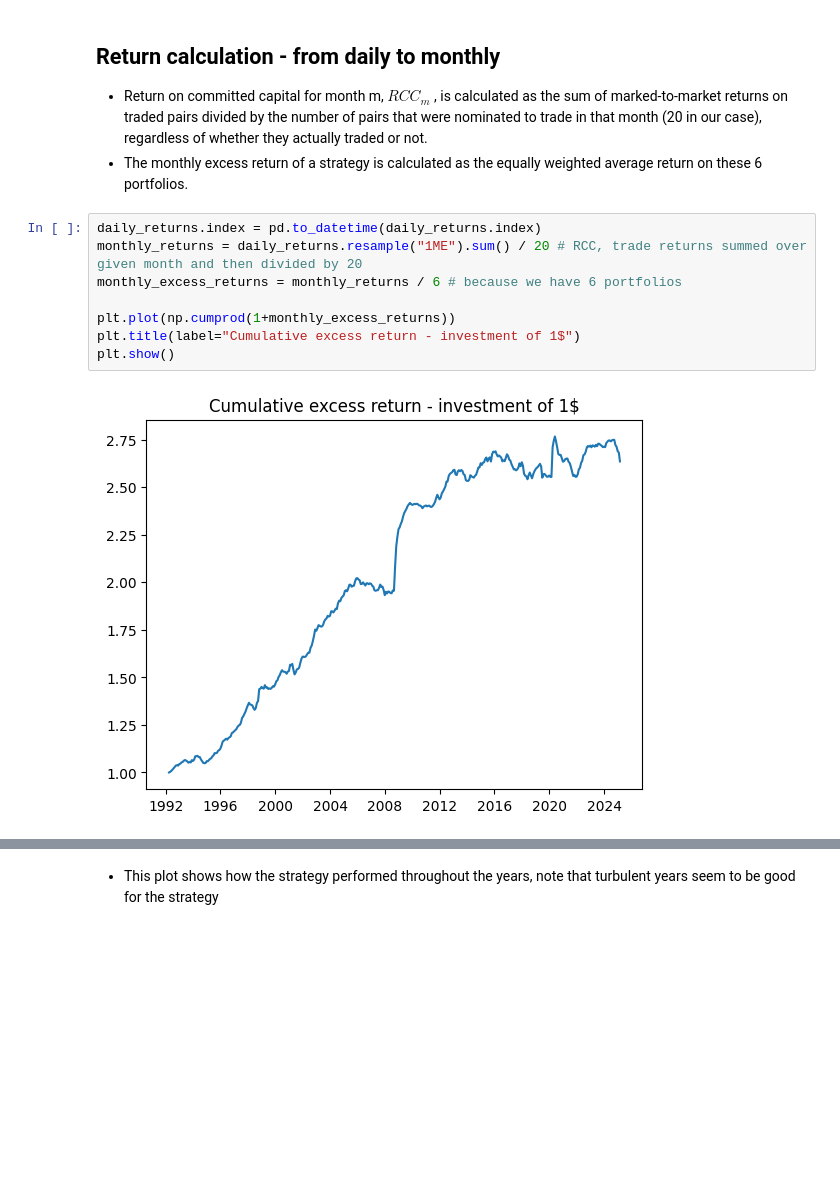
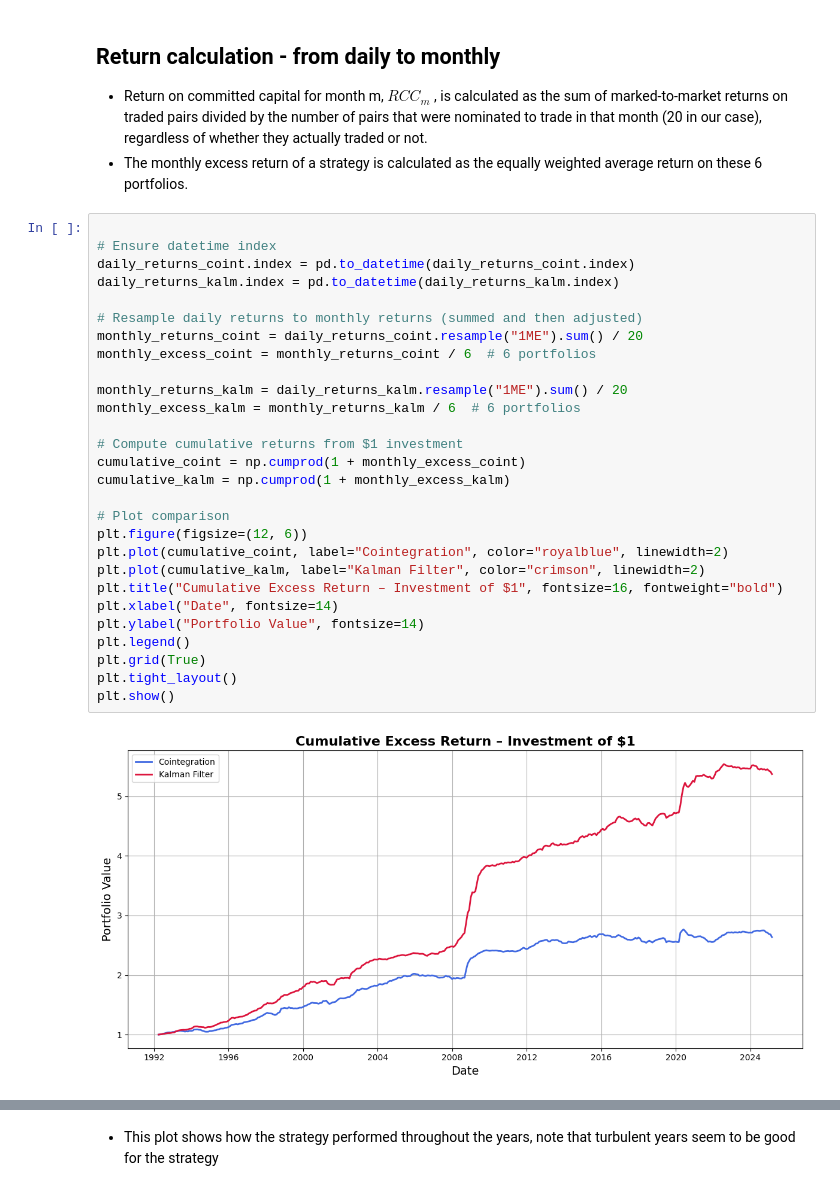
Before and after one commit to J4KU81409/master_thesis, a Jupyter notebook: comparison_framework.ipynb, the cells around one changed output, grey strips where cells are left out. Cells and saved outputs as stored; diff of their text form; blank space fills up the shorter version.

```diff
--- a/comparison_framework.ipynb
+++ b/comparison_framework.ipynb
@@ -52,14 +66,34 @@ nominated to trade in that month (20 in our case), regardless of whether they ac
 or not.
 - The monthly excess return of a strategy is calculated as
 the equally weighted average return on these 6 portfolios.
-# %%
-daily_returns.index = pd.to_datetime(daily_returns.index)
-monthly_returns = daily_returns.resample("1ME").sum() / 20 # RCC, trade returns summed over given month and then divided by 20
-monthly_excess_returns = monthly_returns / 6 # because we have 6 portfolios
-
-plt.plot(np.cumprod(1+monthly_excess_returns))
-plt.title(label="Cumulative excess return - investment of 1$")
-plt.show()
-# %% [output]
-[figure, removed]
+# %%
+
+# Ensure datetime index
+daily_returns_coint.index = pd.to_datetime(daily_returns_coint.index)
+daily_returns_kalm.index = pd.to_datetime(daily_returns_kalm.index)
+
+# Resample daily returns to monthly returns (summed and then adjusted)
+monthly_returns_coint = daily_returns_coint.resample("1ME").sum() / 20
+monthly_excess_coint = monthly_returns_coint / 6  # 6 portfolios
+
+monthly_returns_kalm = daily_returns_kalm.resample("1ME").sum() / 20
+monthly_excess_kalm = monthly_returns_kalm / 6  # 6 portfolios
+
+# Compute cumulative returns from $1 investment
+cumulative_coint = np.cumprod(1 + monthly_excess_coint)
+cumulative_kalm = np.cumprod(1 + monthly_excess_kalm)
+
+# Plot comparison
+plt.figure(figsize=(12, 6))
+plt.plot(cumulative_coint, label="Cointegration", color="royalblue", linewidth=2)
+plt.plot(cumulative_kalm, label="Kalman Filter", color="crimson", linewidth=2)
+plt.title("Cumulative Excess Return – Investment of $1", fontsize=16, fontweight="bold")
+plt.xlabel("Date", fontsize=14)
+plt.ylabel("Portfolio Value", fontsize=14)
+plt.legend()
+plt.grid(True)
+plt.tight_layout()
+plt.show()
+# %% [output]
+[figure, added]
 # %%
```
Also changed, not shown: parts of 13 cells of this notebook.
